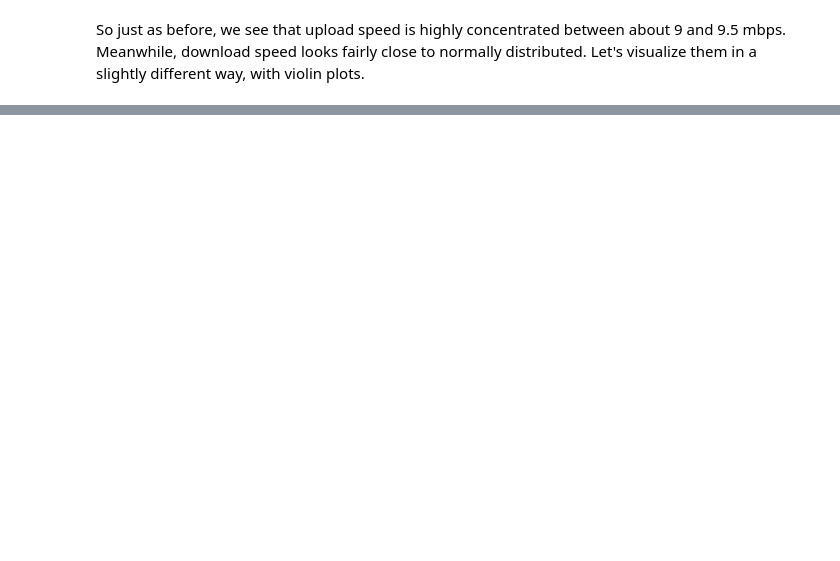
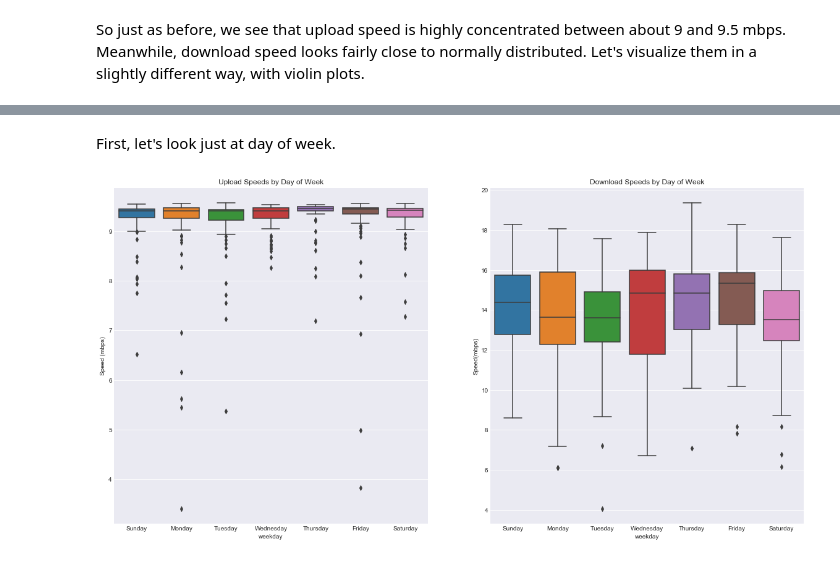
Before and after one commit to eswan18/web_speed_trends, a Jupyter notebook: web_speed_trends.ipynb, the cells around one changed output, grey strips where cells are left out. Drawn from its saved outputs; the diff is of its cells as text; code cells hidden in the pictures; blank space fills up the shorter version.

```diff
--- a/web_speed_trends.ipynb
+++ b/web_speed_trends.ipynb
@@ -168,0 +175,8 @@ We can see that even the maximum upload speed is lower than the average download
+# %%
+# Make a copy of the data for this bit.
+time_speeds = up_down_speeds.copy()
+time_speeds['weekday'] = time_speeds['timestamp'].dt.weekday_name
+time_speeds['hour'] = time_speeds['timestamp'].dt.hour
+time_speeds['minute'] = time_speeds['timestamp'].dt.minute
+time_speeds = time_speeds.drop('timestamp', axis=1)
+time_speeds.head()
@@ -168,0 +190,12 @@ We can see that even the maximum upload speed is lower than the average download
+# %% [markdown]
+First, let's look just at day of week.
+# %%
+up_time_spees = time_speeds.query('measure == "upload"')
+down_time_spees = time_speeds.query('measure == "download"')
+fig, ax = plt.subplots(ncols=2, figsize=(20, 10), sharey=False)
+g = sns.boxplot('weekday', 'value', data=up_time_speeds, ax=ax[0])
+g.set(title='Upload Speeds by Day of Week', ylabel='Speed (mbps)')
+g2 = sns.boxplot('weekday', 'value', data=down_time_speeds, ax=ax[1])
+g2.set(title='Download Speeds by Day of Week', ylabel='Speed(mbps)');
+# %% [output]
+[figure, added]
```
Also changed, not shown: parts of 8 cells of this notebook.
